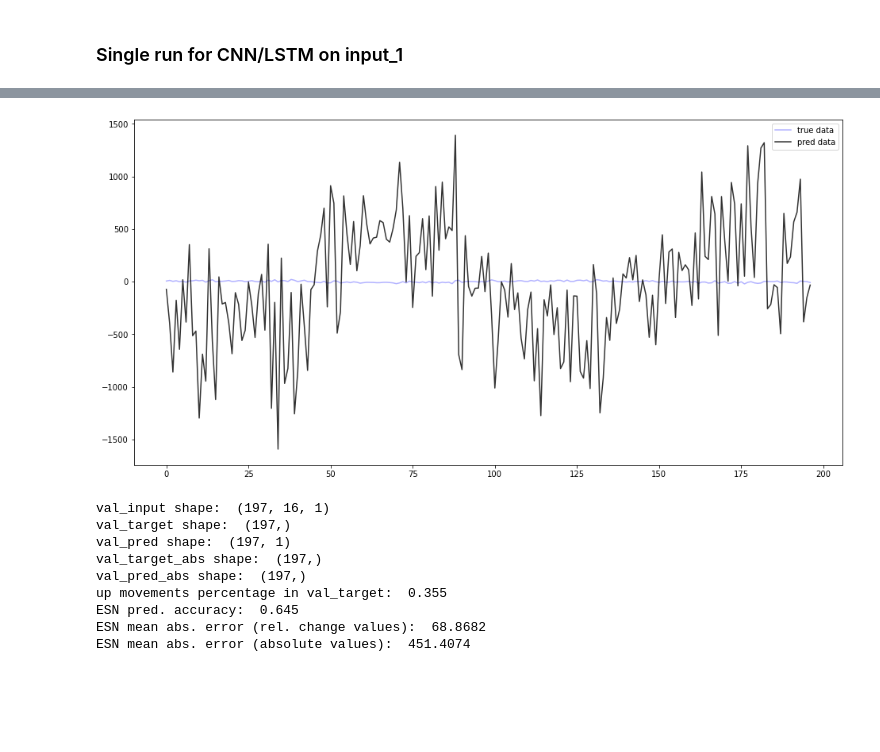
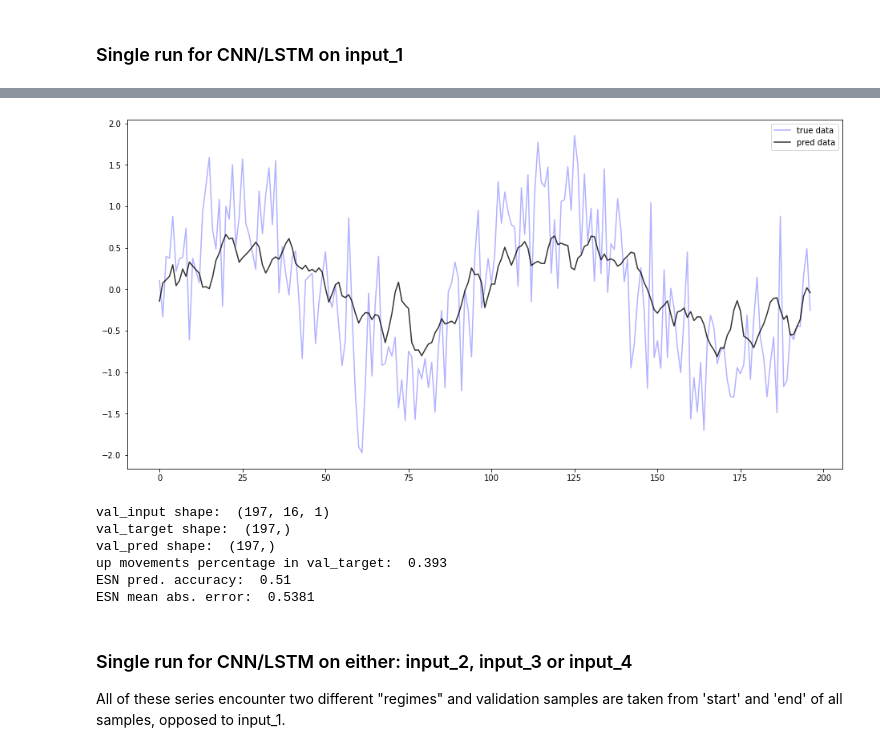
Before and after one commit to MarcoLandtHayen/EchoStateNetworks, a Jupyter notebook: notebooks/ESN_exp02.ipynb, the cells around one changed output, grey strips where cells are left out. Saved outputs shown, nothing was run; the diff lists cells and outputs as text; code cells hidden in the pictures; blank space fills up the shorter version.

```diff
--- a/notebooks/ESN_exp02.ipynb
+++ b/notebooks/ESN_exp02.ipynb
@@ -267,10 +1390,11 @@ target_length = 1
 time_lag = 0
 train_val_split = 0.8
 
-# Work with scaled rel. change values:
-abs_to_rel_YN = True
+# Work with scaled absolute values:
+abs_to_rel_YN = False
 binary_YN = False
 scaled_YN = True
+abs_values_YN = True
 
 # Create inputs and targets from absolute data
 train_input, val_input, train_target, val_target, train_min, train_max = split_data(input_1,
@@ -357,7 +1481,7 @@ model.compile(optimizer=Adam(learning_rate=0.0001),loss='mean_squared_error',met
 model.summary()
 
 # train model
-history = model.fit(train_input, train_target, epochs=9, batch_size=batch_size, shuffle=True, verbose=1, validation_data=(val_input, val_target))
+history = model.fit(train_input, train_target, epochs=11, batch_size=batch_size, shuffle=True, verbose=1, validation_data=(val_input, val_target))
 
 # plot train and validation mae
 plt.plot(history.history['mae'], color = 'blue', label = 'train mae')
@@ -397,21 +1521,23 @@ Epoch 9/9
 # %%
 # Get prediction on validation data and evaluation metrics
-val_target_abs, val_pred_abs, accuracy, mae_rel_chg, mae_abs = predCNNLSTM(val_input, val_target,
-                                                                              model,
-                                                                              target_length=target_length,
-                                                                              scaled_YN=scaled_YN,
-                                                                              train_min=train_min,
-                                                                              train_max=train_max,
-                                                                              abs_base=1.0,
-                                                                              verbose=verbose)
+val_target, val_pred, accuracy, mae = predCNNLSTM(val_input, val_target,
+                                                  model,
+                                                  target_length=target_length,
+                                                  abs_values_YN=abs_values_YN,
+                                                  scaled_YN=scaled_YN,
+                                                  train_min=train_min,
+                                                  train_max=train_max,
+                                                  abs_base=1.0,
+                                                  verbose=verbose)
 # %% [output]
-[figure, old version]
+[figure, new version]
 val_input shape:  (197, 16, 1)
 val_target shape:  (197,)
-val_pred shape:  (197, 1)
-val_target_abs shape:  (197,)
-val_pred_abs shape:  (197,)
-up movements percentage in val_target:  0.355
-ESN pred. accuracy:  0.645
-ESN mean abs. error (rel. change values):  68.8682
-ESN mean abs. error (absolute values):  451.4074
+val_pred shape:  (197,)
+up movements percentage in val_target:  0.393
+ESN pred. accuracy:  0.51
+ESN mean abs. error:  0.5381
+# %% [markdown]
+### Single run for CNN/LSTM on either: input_2, input_3 or input_4
+
+All of these series encounter two different "regimes" and validation samples are taken from 'start' and 'end' of all samples, opposed to input_1.
```
Also changed, not shown: parts of 67 cells of this notebook, 2 other files.
